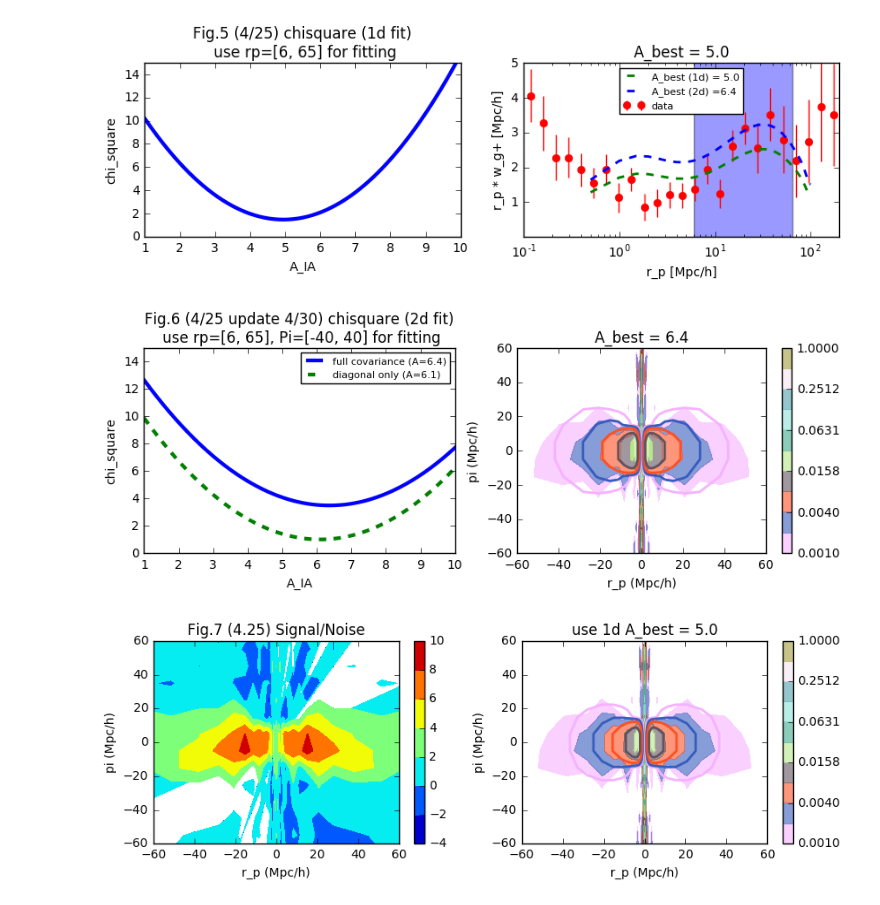
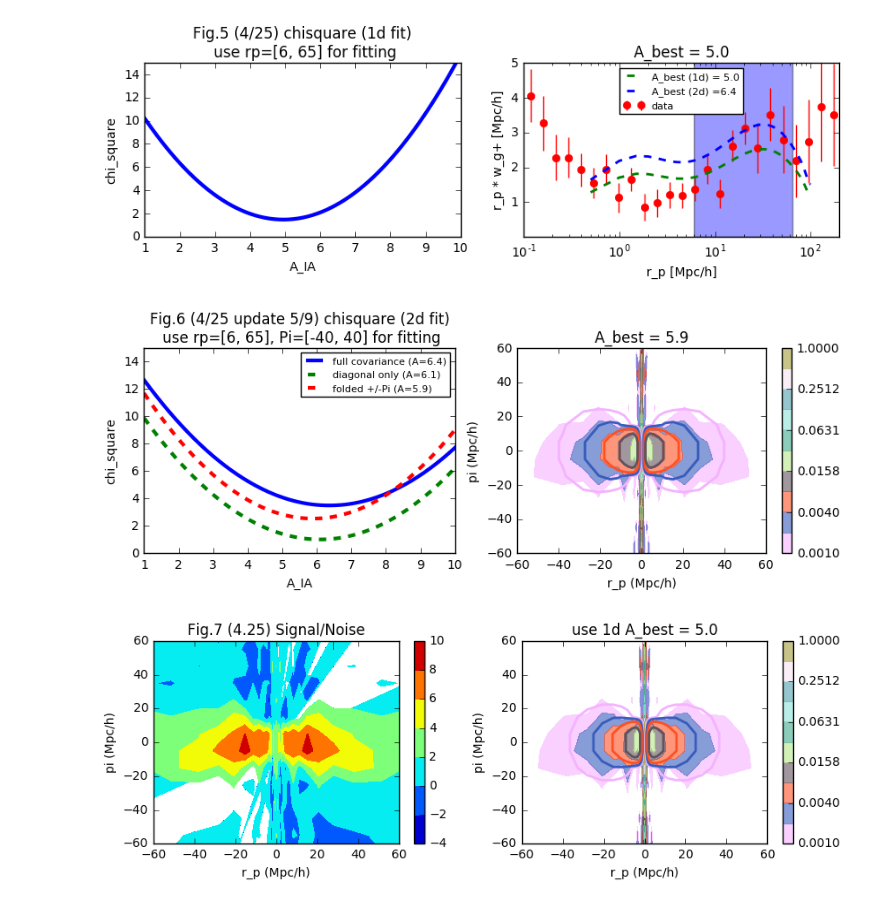
Before and after one commit to liuxx479/gplus, a Jupyter notebook: test_2d_fits.ipynb, the cells around one changed output. Saved outputs shown, nothing was run; the diff lists cells and outputs as text; code cells hidden in the pictures.

```diff
--- a/test_2d_fits.ipynb
+++ b/test_2d_fits.ipynb
@@ -302,8 +302,35 @@ chisq2darr_diag = [chisq2d_diag(iAi) for iAi in Ai_arr]
 
 Abest2d_diag = Ai_arr[argmin(chisq2darr_diag)]
 
+############## 2d fit, fold +/- Pi direction to reduce the bin by half
+idx2dcut = where((rp_bins<65)&(rp_bins>6) & (abs(pi_bins)<40))
+data2dcut = data_mean[idx2dcut]
+theo2dcut = xi_lowzbin.reshape(20,-1)[idx2dcut]
+jk2dcut = array([idatajk[idx2dcut] for idatajk in data_jk])
+
+fold_pi = lambda data: 0.5*(data.reshape(8,8)[4:,:][::-1] + data.reshape(8,8)[:4,:]).flatten()
+data2dfold, theo2dfold = [fold_pi(idata) for idata in [data2dcut,theo2dcut]]
+jk2dfold = array([fold_pi(ijk2d) for ijk2d in jk2dcut]).reshape(100,-1)
+
+cov2dfold = 99.0*cov(jk2dfold,rowvar=0)
+cov2dIfold = mat(cov2dfold).I
+Np2dfold = len(cov2dfold)-1
+
+# print idx2dcut[0].shape, rp_bins.shape, xi_lowzbin.reshape(20,-1).shape, data_mean.shape, data_jk.shape
+# print data2dcut.shape, theo2dcut.shape, jk2dcut.shape, Np2d
+
+def chisq2dfold (Ai):
+    dN = mat(Ai*theo2dfold-data2dfold)
+    return float(dN*cov2dIfold*dN.T)/Np2dfold
+
+chisq2darrfold = [chisq2dfold(iAi) for iAi in Ai_arr]
+
+Abest2dfold = Ai_arr[argmin(chisq2darrfold)]
+print Abest2dfold
+
 #############
-print Abest, Abest2d, Abest2d_diag
+print Abest, Abest2d, Abest2d_diag, Abest2dfold
+
 #array(chisq2darr_diag)-array(chisq2darr)
 # %% [output]
 (64,) (20, 25) (20, 25) (20, 25) (100, 20, 25)
@@ -341,27 +369,28 @@ show()
 # %%
 ################ plot it out just to make sure
 f, (ax2, ax) = subplots(1,2,figsize=(10,3))
 
 CS=ax.contourf(rp_bins2, pi_bins2, data_mean2, bounds2,colors=ic2,alpha=0.6)
 ax.set_ylim(-60,60)
-CS2=ax.contour(rp_bins2, pi_bins2, xi_lowzbin2*Abest2d, bounds2,colors=ic2,linewidths=2,alpha=1)
+CS2=ax.contour(rp_bins2, pi_bins2, xi_lowzbin2*Abest2dfold, bounds2,colors=ic2,linewidths=2,alpha=1)
 cbar = plt.colorbar(CS)
 ax.set_xlim(-60,60)
 ax.set_xlabel('r_p (Mpc/h)')
 ax.set_ylabel('pi (Mpc/h)')
-ax.set_title('A_best = %.1f'%(Abest2d))
+ax.set_title('A_best = %.1f'%(Abest2dfold))
 
 
 ax2.plot(Ai_arr, chisq2darr, 'b-',lw=3, label='full covariance (A=%.1f)'%(Abest2d))
 ax2.plot(Ai_arr, chisq2darr_diag, 'g--',lw=3, label='diagonal only (A=%.1f)'%(Abest2d_diag))
+ax2.plot(Ai_arr, chisq2darrfold, 'r--',lw=3, label='folded +/-Pi (A=%.1f)'%(Abest2dfold))
 ax2.set_xlabel('A_IA')
 ax2.set_ylabel('chi_square')
 ax2.set_ylim(0, 15)
-ax2.set_title('Fig.6 (4/25 update 4/30) chisquare (2d fit)\n use rp=[6, 65], Pi=[-40, 40] for fitting')
+ax2.set_title('Fig.6 (4/25 update 5/9) chisquare (2d fit)\n use rp=[6, 65], Pi=[-40, 40] for fitting')
 ax2.legend(frameon=1, fontsize=8, loc=0)
 show()
 # %% [output]
-[figure, old version]
+[figure, new version]
 # %%
 ################ plot it out just to make sure
 jk2dstd = std(data_jk, axis=0)
```
Also changed, not shown: parts of 2 cells of this notebook.
